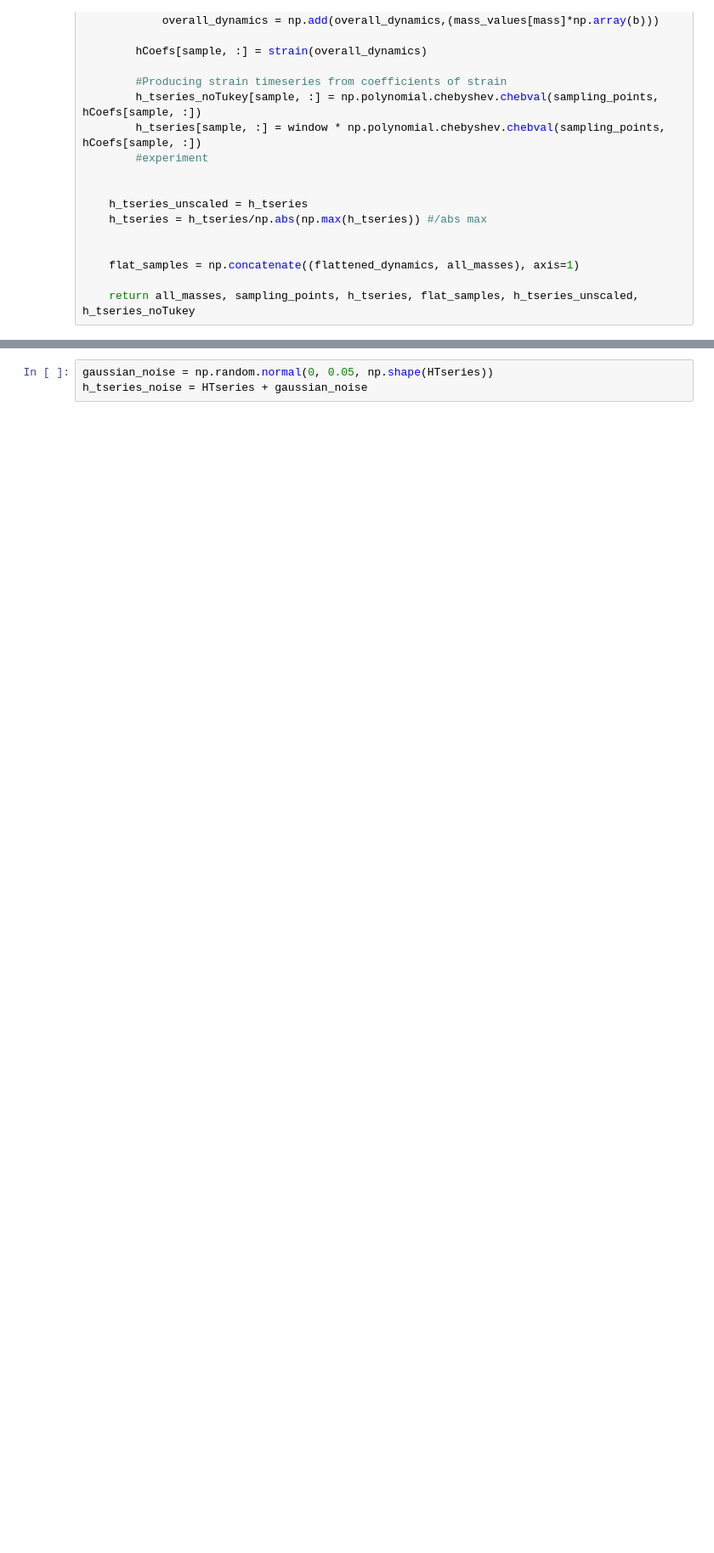
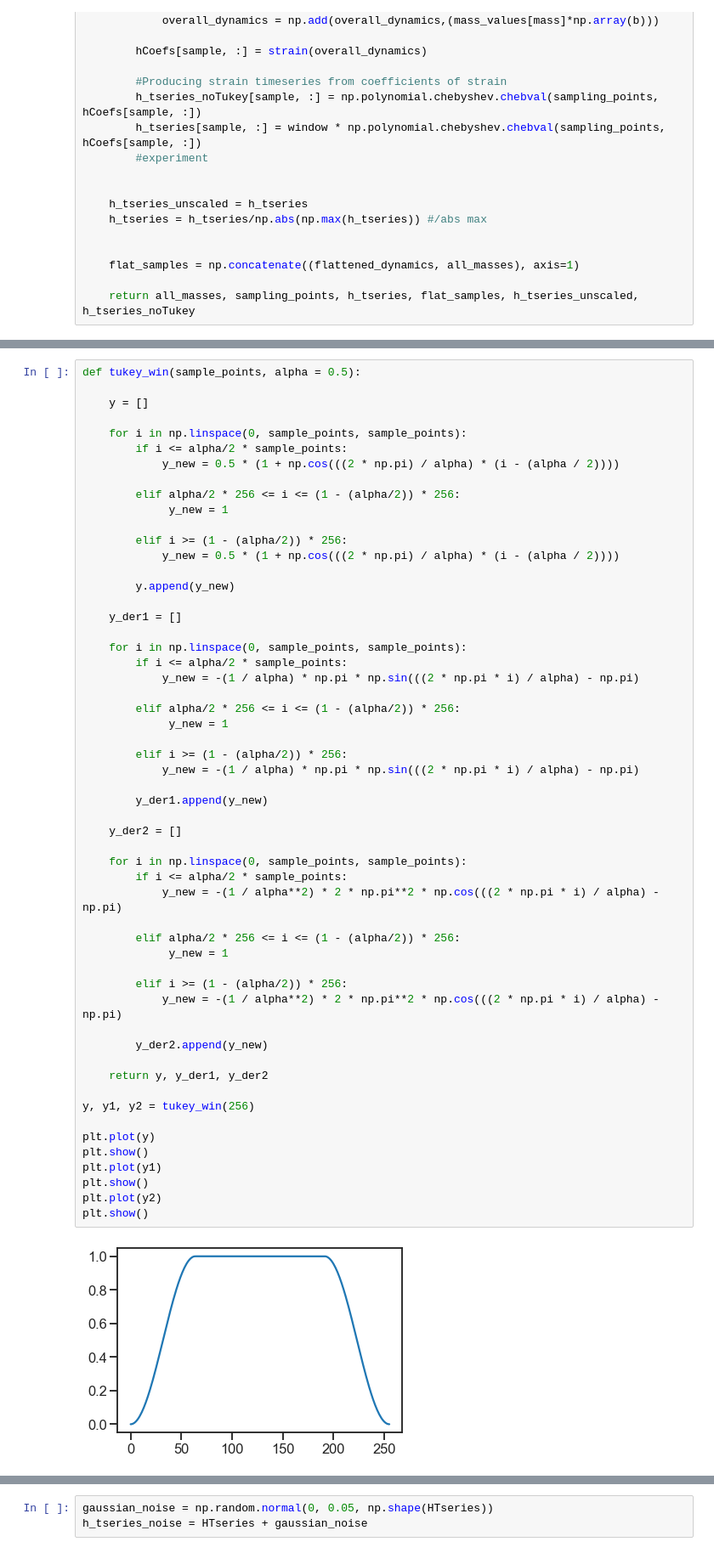
Before and after one commit to eMillar2718/MassDynamicsGW, a Jupyter notebook: NFlowMassDynamics.ipynb, the cells around one changed output, grey strips where cells are left out. Shown at 85% size. Drawn from its saved outputs; the diff is of its cells as text; blank space fills up the shorter version.

Commit message:
Plotted Tukey Derivatives

```diff
--- a/NFlowMassDynamics.ipynb
+++ b/NFlowMassDynamics.ipynb
@@ -266,0 +293,57 @@ def data_generation(ChebOrder, nummass, numsamples, samplerate = 256):
+# %%
+def tukey_win(sample_points, alpha = 0.5):
+
+    y = []
+
+    for i in np.linspace(0, sample_points, sample_points):
+        if i <= alpha/2 * sample_points:
+            y_new = 0.5 * (1 + np.cos(((2 * np.pi) / alpha) * (i - (alpha / 2))))
+
+        elif alpha/2 * 256 <= i <= (1 - (alpha/2)) * 256:
+             y_new = 1
+
+        elif i >= (1 - (alpha/2)) * 256:
+            y_new = 0.5 * (1 + np.cos(((2 * np.pi) / alpha) * (i - (alpha / 2))))
+
+        y.append(y_new)
+
+    y_der1 = []
+
+    for i in np.linspace(0, sample_points, sample_points):
+        if i <= alpha/2 * sample_points:
+            y_new = -(1 / alpha) * np.pi * np.sin(((2 * np.pi * i) / alpha) - np.pi)
+
+        elif alpha/2 * 256 <= i <= (1 - (alpha/2)) * 256:
+             y_new = 1
+
+        elif i >= (1 - (alpha/2)) * 256:
+            y_new = -(1 / alpha) * np.pi * np.sin(((2 * np.pi * i) / alpha) - np.pi)
+
+        y_der1.append(y_new)
+
+    y_der2 = []
+
+    for i in np.linspace(0, sample_points, sample_points):
+        if i <= alpha/2 * sample_points:
+            y_new = -(1 / alpha**2) * 2 * np.pi**2 * np.cos(((2 * np.pi * i) / alpha) - np.pi)
+
+        elif alpha/2 * 256 <= i <= (1 - (alpha/2)) * 256:
+             y_new = 1
+
+        elif i >= (1 - (alpha/2)) * 256:
+            y_new = -(1 / alpha**2) * 2 * np.pi**2 * np.cos(((2 * np.pi * i) / alpha) - np.pi)
+
+        y_der2.append(y_new)
+
+    return y, y_der1, y_der2
+
+y, y1, y2 = tukey_win(256)
+
+plt.plot(y)
+plt.show()
+plt.plot(y1)
+plt.show()
+plt.plot(y2)
+plt.show()
+# %% [output]
+[figure, added]
```
Also changed, not shown: parts of 6 cells of this notebook.
